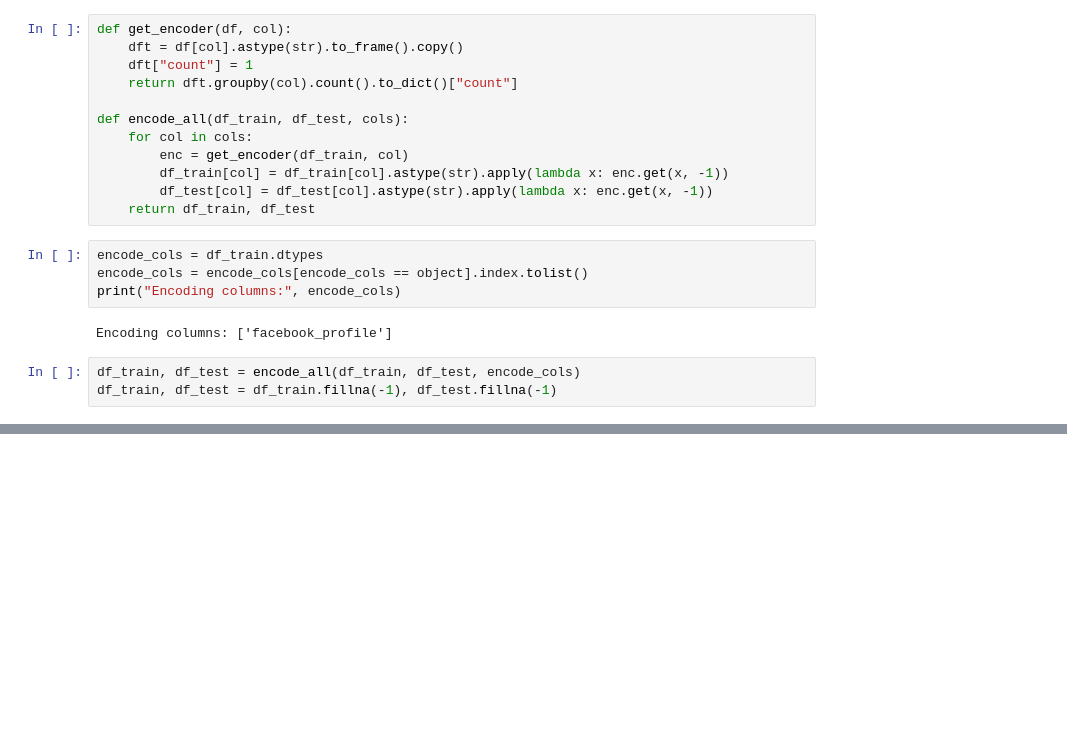
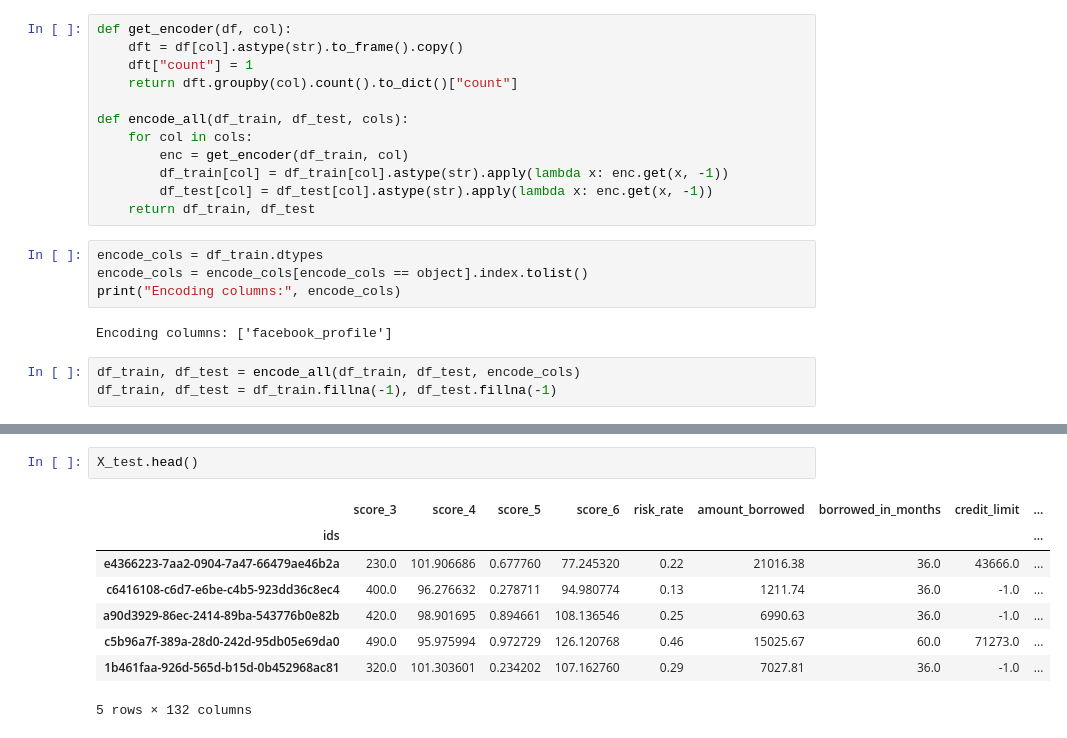
Before and after one commit to ArmanDipu/ml-uofc-self-learn, a Jupyter notebook: notebooks/basic_ml.ipynb, the cells around one changed output, grey strips where cells are left out. Drawn from its saved outputs; the diff is of its cells as text; blank space fills up the shorter version.

```diff
--- a/notebooks/basic_ml.ipynb
+++ b/notebooks/basic_ml.ipynb
@@ -106,0 +132,11 @@ df_train, df_test = df_train.fillna(-1), df_test.fillna(-1)
+# %%
+X_test.head()
+# %% [output]
+|  | score_3 | score_4 | score_5 | score_6 | risk_rate | amount_borrowed | borrowed_in_months | credit_limit | ... |
+| ids |  |  |  |  |  |  |  |  | ... |
+| e4366223-7aa2-0904-7a47-66479ae46b2a | 230.0 | 101.906686 | 0.677760 | 77.245320 | 0.22 | 21016.38 | 36.0 | 43666.0 | ... |
+| c6416108-c6d7-e6be-c4b5-923dd36c8ec4 | 400.0 | 96.276632 | 0.278711 | 94.980774 | 0.13 | 1211.74 | 36.0 | -1.0 | ... |
+| a90d3929-86ec-2414-89ba-543776b0e82b | 420.0 | 98.901695 | 0.894661 | 108.136546 | 0.25 | 6990.63 | 36.0 | -1.0 | ... |
+| c5b96a7f-389a-28d0-242d-95db05e69da0 | 490.0 | 95.975994 | 0.972729 | 126.120768 | 0.46 | 15025.67 | 60.0 | 71273.0 | ... |
+| 1b461faa-926d-565d-b15d-0b452968ac81 | 320.0 | 101.303601 | 0.234202 | 107.162760 | 0.29 | 7027.81 | 36.0 | -1.0 | ... |
+5 rows × 132 columns
```
Also changed, not shown: parts of 9 cells of this notebook.
